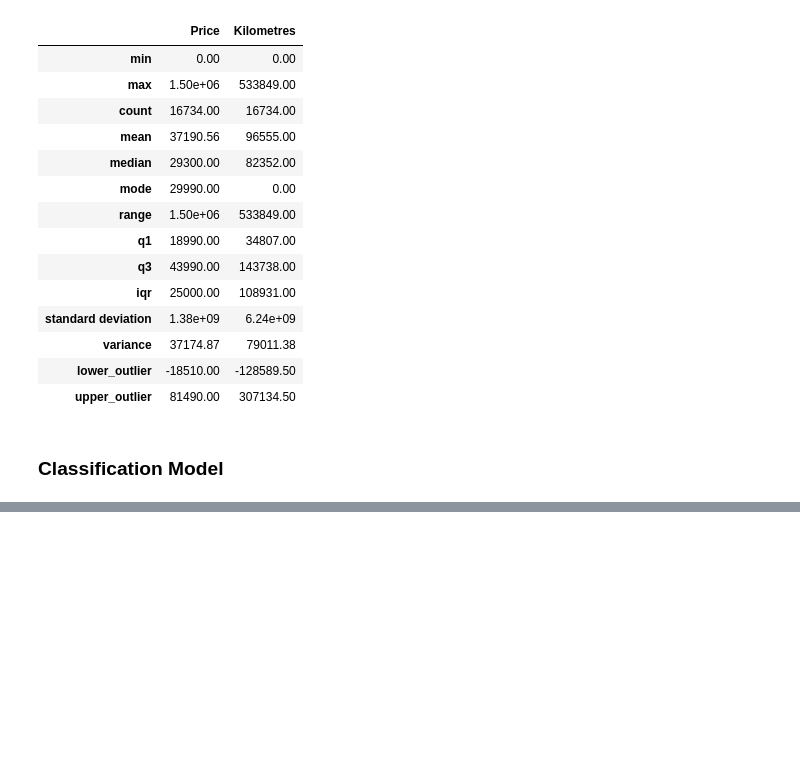
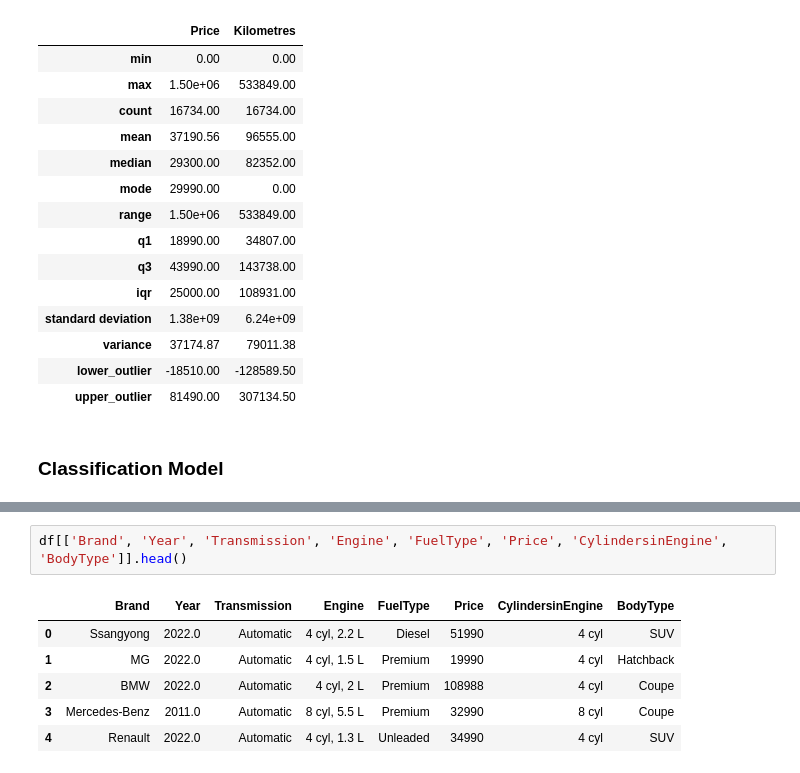
Before and after one commit to akinolu52/australia-vehincle-price-eda, a Jupyter notebook: explore_3.ipynb, the cells around one changed output, grey strips where cells are left out. Saved outputs shown, nothing was run; the diff lists cells and outputs as text; blank space fills up the shorter version.

```diff
--- a/explore_3.ipynb
+++ b/explore_3.ipynb
@@ -285,0 +312,9 @@ result
+# %%
+df[['Brand', 'Year', 'Transmission', 'Engine', 'FuelType', 'Price', 'CylindersinEngine', 'BodyType']].head()
+# %% [output]
+|  | Brand | Year | Transmission | Engine | FuelType | Price | CylindersinEngine | BodyType |
+| 0 | Ssangyong | 2022.0 | Automatic | 4 cyl, 2.2 L | Diesel | 51990 | 4 cyl | SUV |
+| 1 | MG | 2022.0 | Automatic | 4 cyl, 1.5 L | Premium | 19990 | 4 cyl | Hatchback |
+| 2 | BMW | 2022.0 | Automatic | 4 cyl, 2 L | Premium | 108988 | 4 cyl | Coupe |
+| 3 | Mercedes-Benz | 2011.0 | Automatic | 8 cyl, 5.5 L | Premium | 32990 | 8 cyl | Coupe |
+| 4 | Renault | 2022.0 | Automatic | 4 cyl, 1.3 L | Unleaded | 34990 | 4 cyl | SUV |
```
Also changed, not shown: parts of 13 cells of this notebook.
